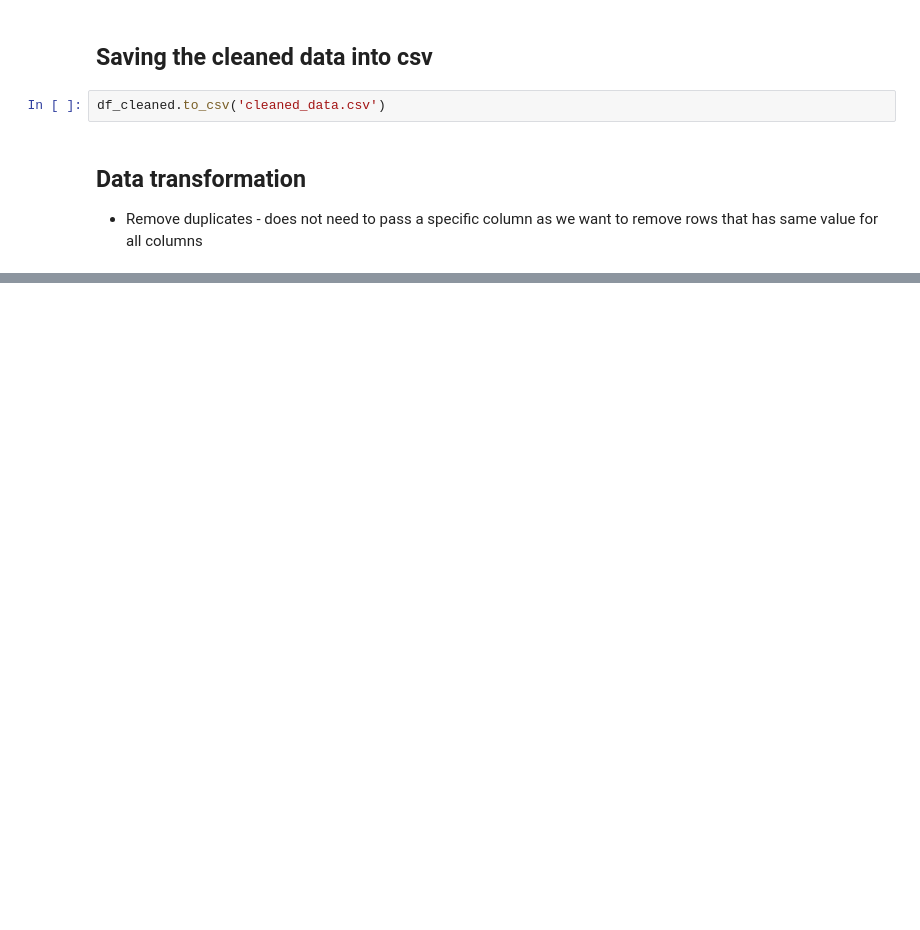
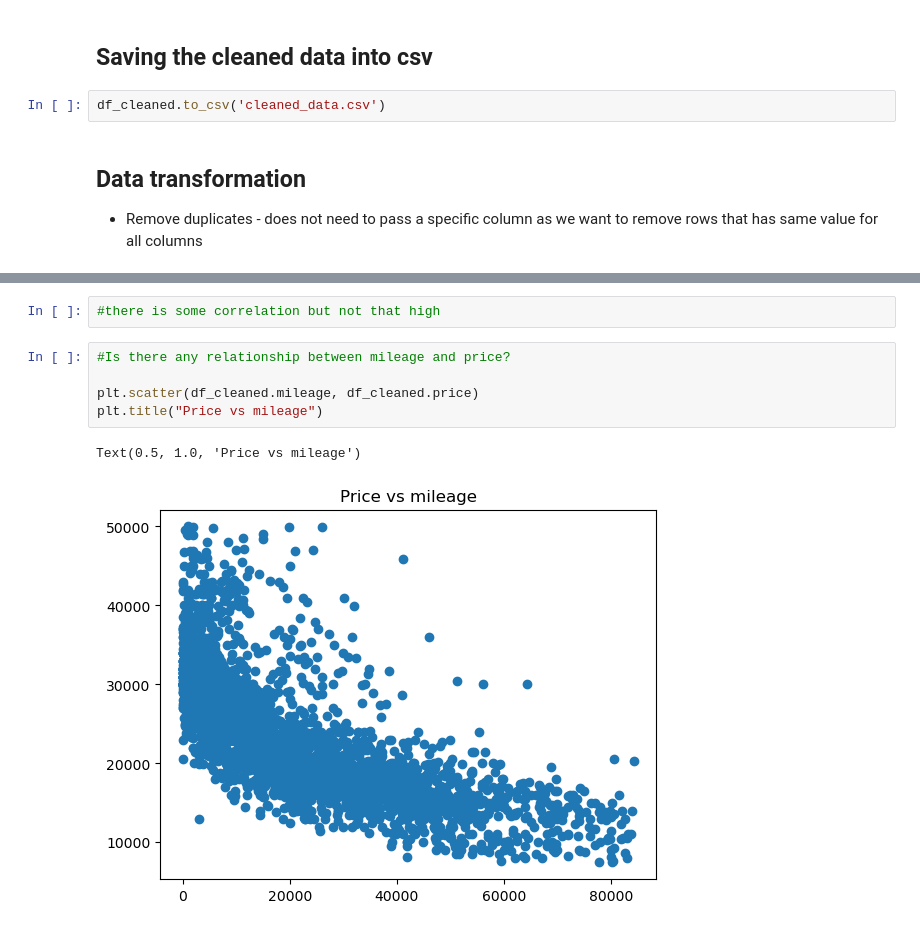
Before and after one commit to dssalaza/MLMaverickProject, a Jupyter notebook: Project1.ipynb, the cells around one changed output, grey strips where cells are left out. Cells and saved outputs as stored; diff of their text form; blank space fills up the shorter version.

```diff
--- a/Project1.ipynb
+++ b/Project1.ipynb
@@ -392,0 +473,10 @@ This dataset has 3331 data points with 12 variables.
+# %%
+#there is some correlation but not that high
+# %%
+#Is there any relationship between mileage and price?
+
+plt.scatter(df_cleaned.mileage, df_cleaned.price)
+plt.title("Price vs mileage")
+# %% [output]
+Text(0.5, 1.0, 'Price vs mileage')
+[figure, added]
```
Also changed, not shown: parts of 15 cells of this notebook.
